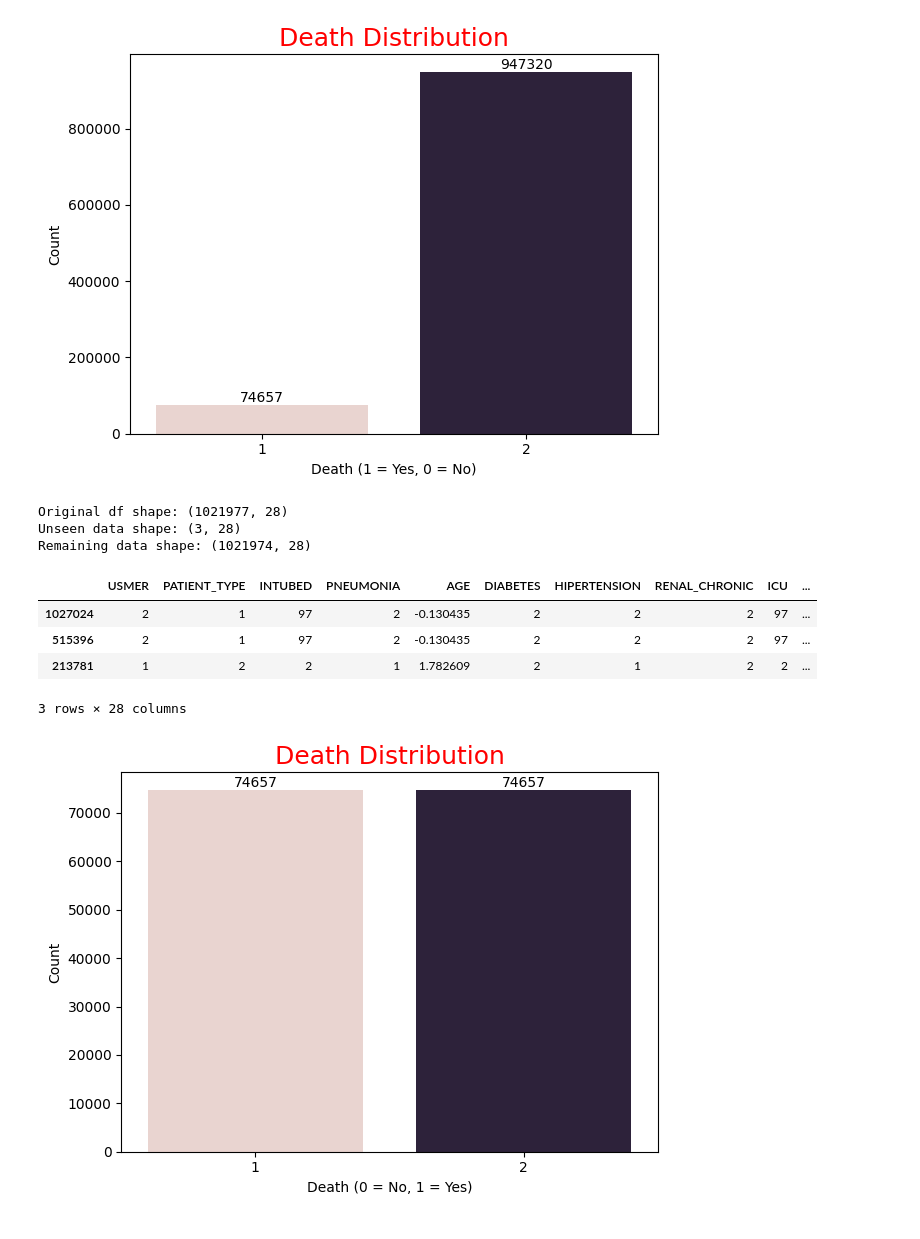
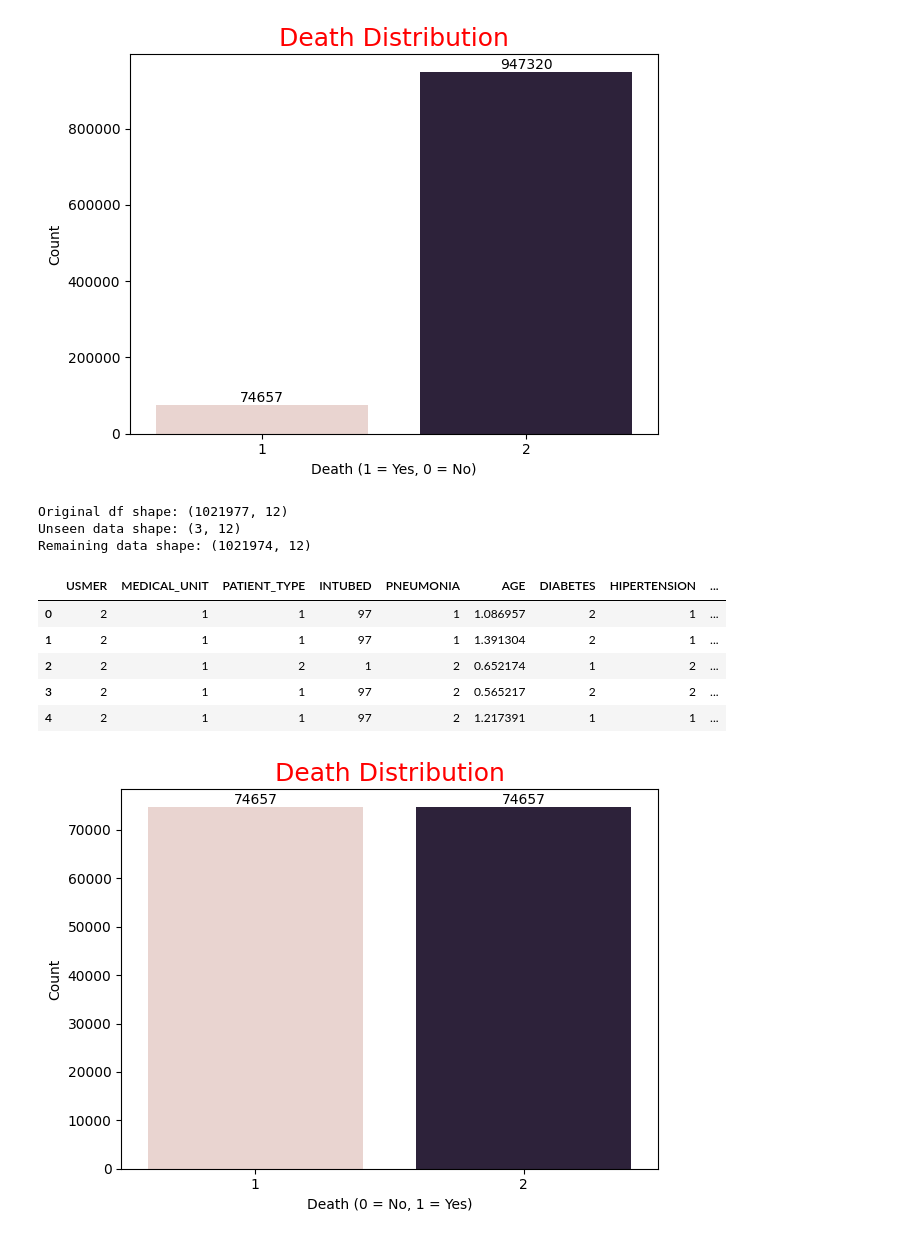
Before and after one commit to katsura919/elective2-repo, a Jupyter notebook: Covid/train.ipynb, the cells around one changed output. Drawn from its saved outputs; the diff is of its cells as text; code cells hidden in the pictures.

```diff
--- a/Covid/train.ipynb
+++ b/Covid/train.ipynb
@@ -179,35 +179,34 @@ plt.tight_layout()
 plt.show()
 # %% [output]
 [figure]
-# %%
-df = pd.get_dummies(df,columns=["MEDICAL_UNIT","CLASIFFICATION_FINAL"],drop_first=True)
 # %%
 scaler = RobustScaler()
 df.AGE = scaler.fit_transform(df.AGE.values.reshape(-1,1))
 # %%
 # Original DataFrame
 print("Original df shape:", df.shape)
 
 # Step 1: Extract 3 random unseen rows
 unseen_data = df.sample(n=3, random_state=42)
 
 # Step 2: Remove them from the original DataFrame
 remaining_data = df.drop(unseen_data.index)
 
 # Step 3: Show the shapes
 print("Unseen data shape:", unseen_data.shape)
 print("Remaining data shape:", remaining_data.shape)
 
-unseen_data.head()
+remaining_data.head()
 # %% [output]
-Original df shape: (1021977, 28)
-Unseen data shape: (3, 28)
-Remaining data shape: (1021974, 28)
+Original df shape: (1021977, 12)
+Unseen data shape: (3, 12)
+Remaining data shape: (1021974, 12)
-|  | USMER | PATIENT_TYPE | INTUBED | PNEUMONIA | AGE | DIABETES | HIPERTENSION | RENAL_CHRONIC | ICU | ... |
-| 1027024 | 2 | 1 | 97 | 2 | -0.130435 | 2 | 2 | 2 | 97 | ... |
-| 515396 | 2 | 1 | 97 | 2 | -0.130435 | 2 | 2 | 2 | 97 | ... |
-| 213781 | 1 | 2 | 2 | 1 | 1.782609 | 2 | 1 | 2 | 2 | ... |
+|  | USMER | MEDICAL_UNIT | PATIENT_TYPE | INTUBED | PNEUMONIA | AGE | DIABETES | HIPERTENSION | ... |
+| 0 | 2 | 1 | 1 | 97 | 1 | 1.086957 | 2 | 1 | ... |
+| 1 | 2 | 1 | 1 | 97 | 1 | 1.391304 | 2 | 1 | ... |
+| 2 | 2 | 1 | 2 | 1 | 2 | 0.652174 | 1 | 2 | ... |
+| 3 | 2 | 1 | 1 | 97 | 2 | 0.565217 | 2 | 2 | ... |
+| 4 | 2 | 1 | 1 | 97 | 2 | 1.217391 | 1 | 1 | ... |
-3 rows × 28 columns
 # %%
 x = df.drop(columns="DEATH")
 y = df["DEATH"]
```
Also changed, not shown: parts of 4 cells of this notebook.
